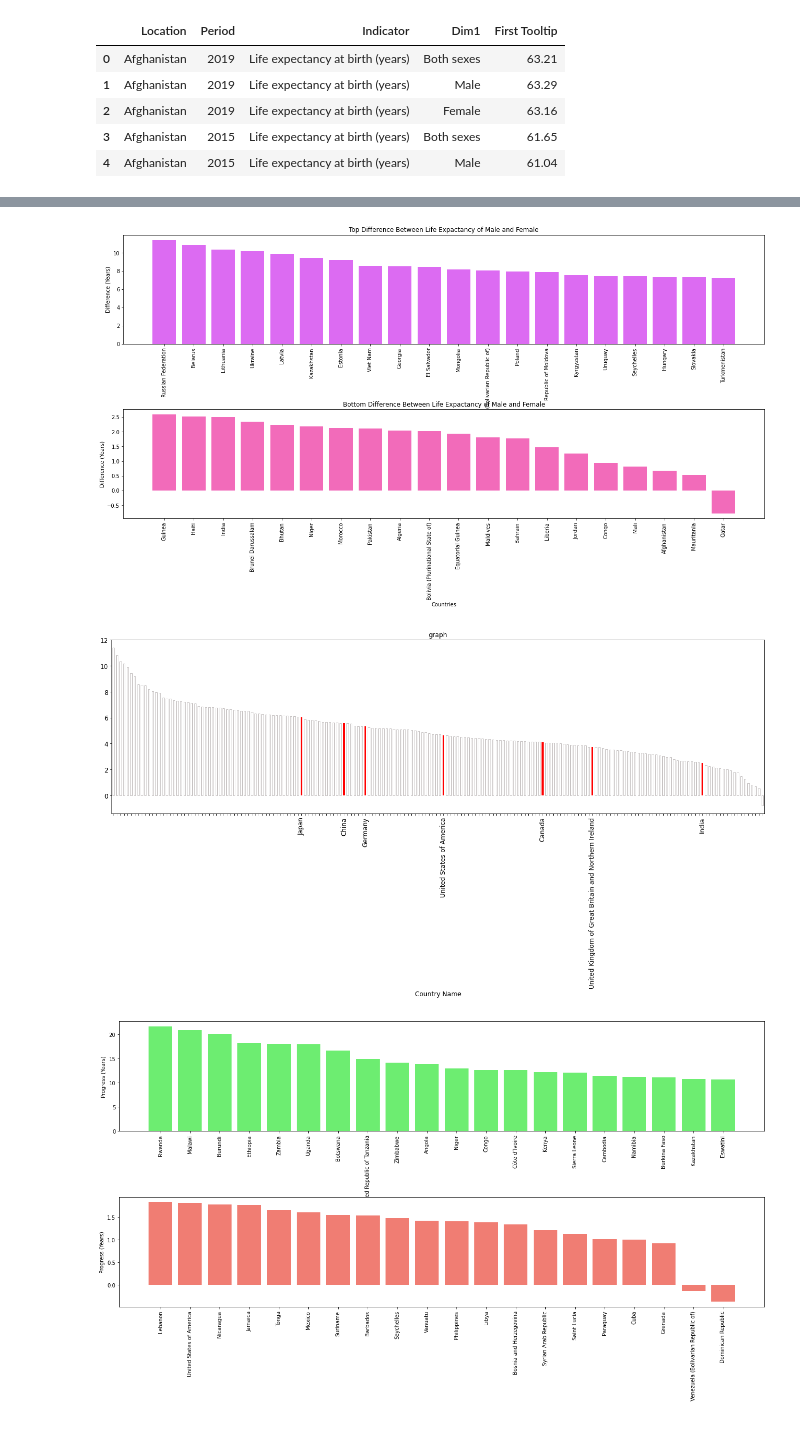
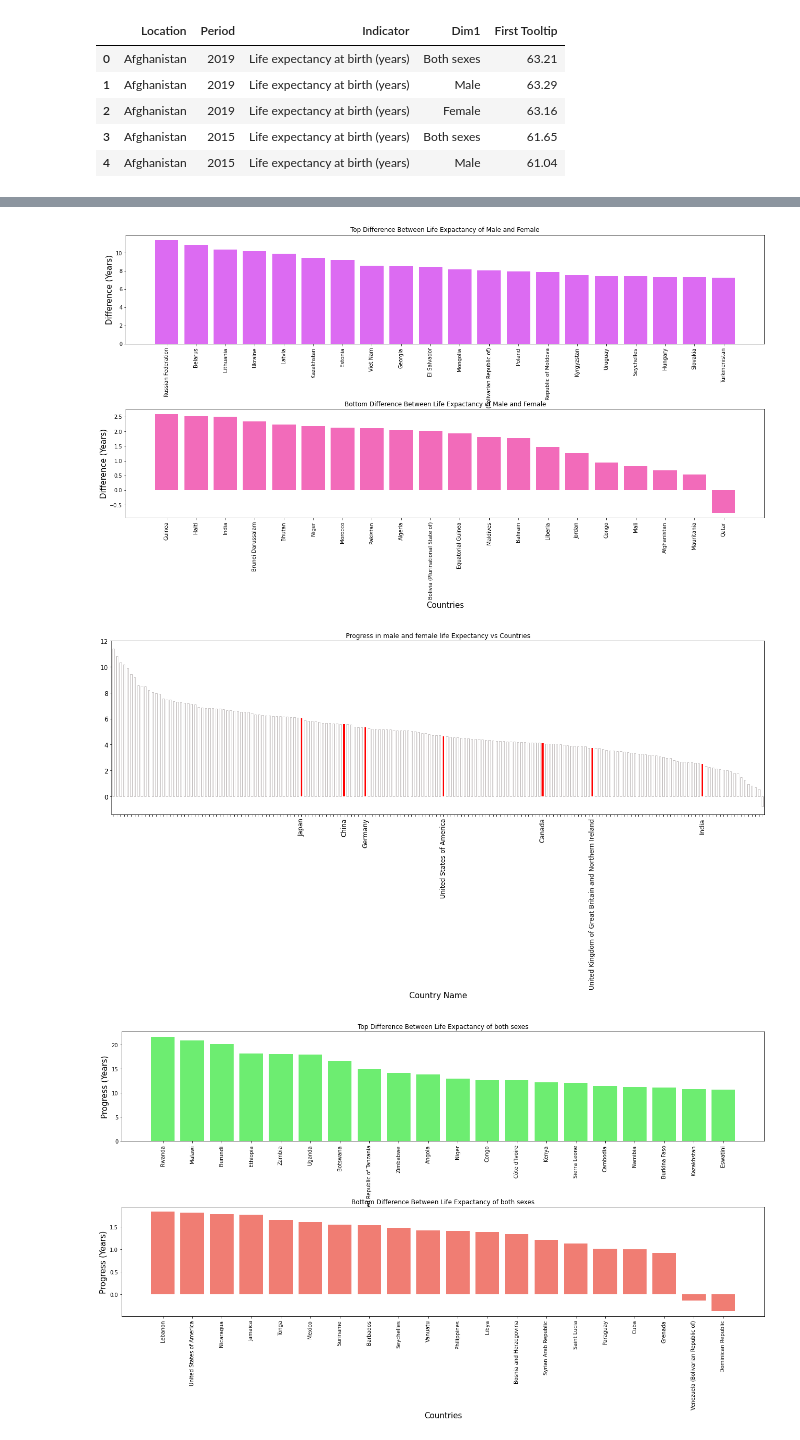
Before and after one commit to digipodium/life-Expectancy-analysis, a Jupyter notebook: visualization.ipynb, the cells around one changed output, grey strips where cells are left out. Cells and saved outputs as stored; diff of their text form; code cells hidden in the pictures.

```diff
--- a/visualization.ipynb
+++ b/visualization.ipynb
@@ -105,7 +113,7 @@ fig = plt.figure(figsize = (22,10))
 ax1 = plt.subplot2grid((2,1), (0,0), rowspan=1, colspan=1)
 ax1.bar(x = tempDataCountriesTop['Location_m'], height = tempDataCountriesTop['LE_diff'], color = "#dc6bf2")
 ax1.set_xticklabels(tempDataCountriesTop['Location_m'], rotation=90)
-ax1.set_ylabel("Difference (Years)")
+ax1.set_ylabel("Difference (Years)",size=15)
 ax1.title.set_text("Top Difference Between Life Expactancy of Male and Female")
 
 ax2 = plt.subplot2grid((2,1), (1,0), rowspan=1, colspan=1)
@@ -113,12 +121,12 @@ ax2.bar(x = tempDataCountriesBot['Location_m'][::-1], height = tempDataCountries
 ax2.title.set_text("Bottom Difference Between Life Expactancy of Male and Female")
 
 plt.xticks(rotation = 90)
-plt.xlabel("Countries")
-plt.ylabel("Difference (Years)")
+plt.xlabel("Countries",size=15)
+plt.ylabel("Difference (Years)",size=15)
 plt.subplots_adjust(hspace = 0.6)
 plt.show()
 # %% [output]
-[figure, old version]
+[figure, new version]
 # %%
 tempDataM = lifeExpectancy[lifeExpectancy['Dim1'] == 'Male']
 tempDataF = lifeExpectancy[lifeExpectancy['Dim1'] == 'Female']
@@ -135,8 +143,8 @@ countries=['India', 'China', 'United States of America', 'Germany',
            'United Kingdom of Great Britain and Northern Ireland',
            'Japan', 'Canada']
 
-ax_1 = tempDataCountries['LE_diff'].plot(kind='bar', title ="graph", figsize=(22, 6), fontsize=12)
-ax_1.set_xlabel("Country Name", fontsize=12)
+ax_1 = tempDataCountries['LE_diff'].plot(kind='bar', title ="Progress in male and female life Expectancy vs Countries", figsize=(22, 6), fontsize=12)
+ax_1.set_xlabel("Country Name", fontsize=15)
 for ticks in ax_1.xaxis.get_major_ticks():
     if ticks.label1.get_text() not in countries:
         ticks.label1.set_visible(False)
@@ -145,35 +153,39 @@ for ticks in ax_1.xaxis.get_major_ticks():
     else:
         ax_1.patches[tempDataCountries.index.get_indexer([ticks.label1.get_text()])[0]].set_facecolor('r')
 # %% [output]
-[figure, old version]
+[figure, new version]
 # %%
 tempData2000 = lifeExpectancy[(lifeExpectancy['Period'] == 2000) & (lifeExpectancy['Dim1'] == "Both sexes")]
 tempData2019 = lifeExpectancy[(lifeExpectancy['Period'] == 2019) & (lifeExpectancy['Dim1'] == "Both sexes")]
 tempData2000.reset_index(inplace = True)
 tempData2019.reset_index(inplace = True)
 tempData = tempData2000.join(tempData2019, lsuffix = "_00", rsuffix="_19")
 tempData['progress'] = tempData['First Tooltip_19'] - tempData['First Tooltip_00']
 tempDataTrimmed = tempData[['Location_00', 'progress']]
 tempDataTrimmed.sort_values(by=['progress'], ascending=False, inplace=True)
 tempDataTrimmedTop = tempDataTrimmed[:20].copy()
 tempDataTrimmedBot = tempDataTrimmed[-20:].copy()
 
 fig = plt.figure(figsize=(22,10))
 ax1 = plt.subplot2grid((2,1), (0,0), rowspan=1, colspan=1)
 ax1.bar(x=tempDataTrimmedTop['Location_00'], height=tempDataTrimmedTop['progress'], color = "#6ded71")
 ax1.set_xticklabels(tempDataTrimmedTop['Location_00'], rotation=90)
-ax1.set_ylabel("Progress (Years)")
+ax1.set_ylabel("Progress (Years)",size=15)
+ax1.title.set_text("Top Difference Between Life Expactancy of both sexes")
+
 
 ax2 = plt.subplot2grid((2,1), (1,0), rowspan=1, colspan=1)
 ax2.bar(x=tempDataTrimmedBot['Location_00'], height=tempDataTrimmedBot['progress'], color = "#f07d73")
 ax2.set_xticklabels(tempDataTrimmedBot['Location_00'], rotation=90)
-ax2.set_ylabel("Progress (Years)")
+ax2.set_ylabel("Progress (Years)",size=15)
+ax2.set_xlabel('Countries',size=15)
+ax2.title.set_text("Bottom Difference Between Life Expactancy of both sexes")
 
 
 plt.subplots_adjust(hspace = 0.6)
 plt.show()
 # %% [output]
-[figure, old version]
+[figure, new version]
 # %%
 tempData2000 = lifeExpectancy[(lifeExpectancy['Period'] == 2000) & (lifeExpectancy['Dim1'] == "Both sexes")]
 tempData2019 = lifeExpectancy[(lifeExpectancy['Period'] == 2019) & (lifeExpectancy['Dim1'] == "Both sexes")]
```
Also changed, not shown: parts of 5 cells of this notebook, 8 other files.
